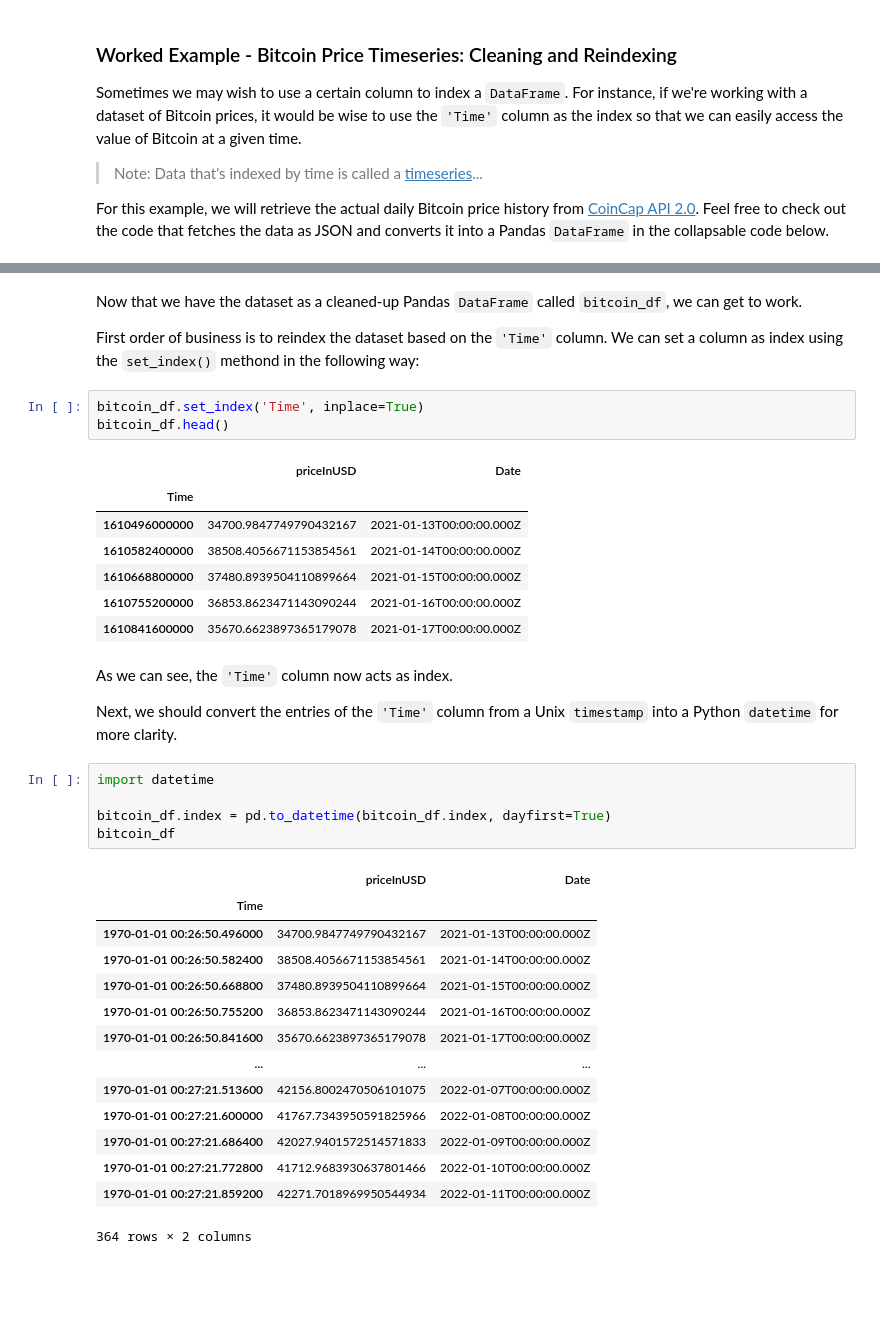
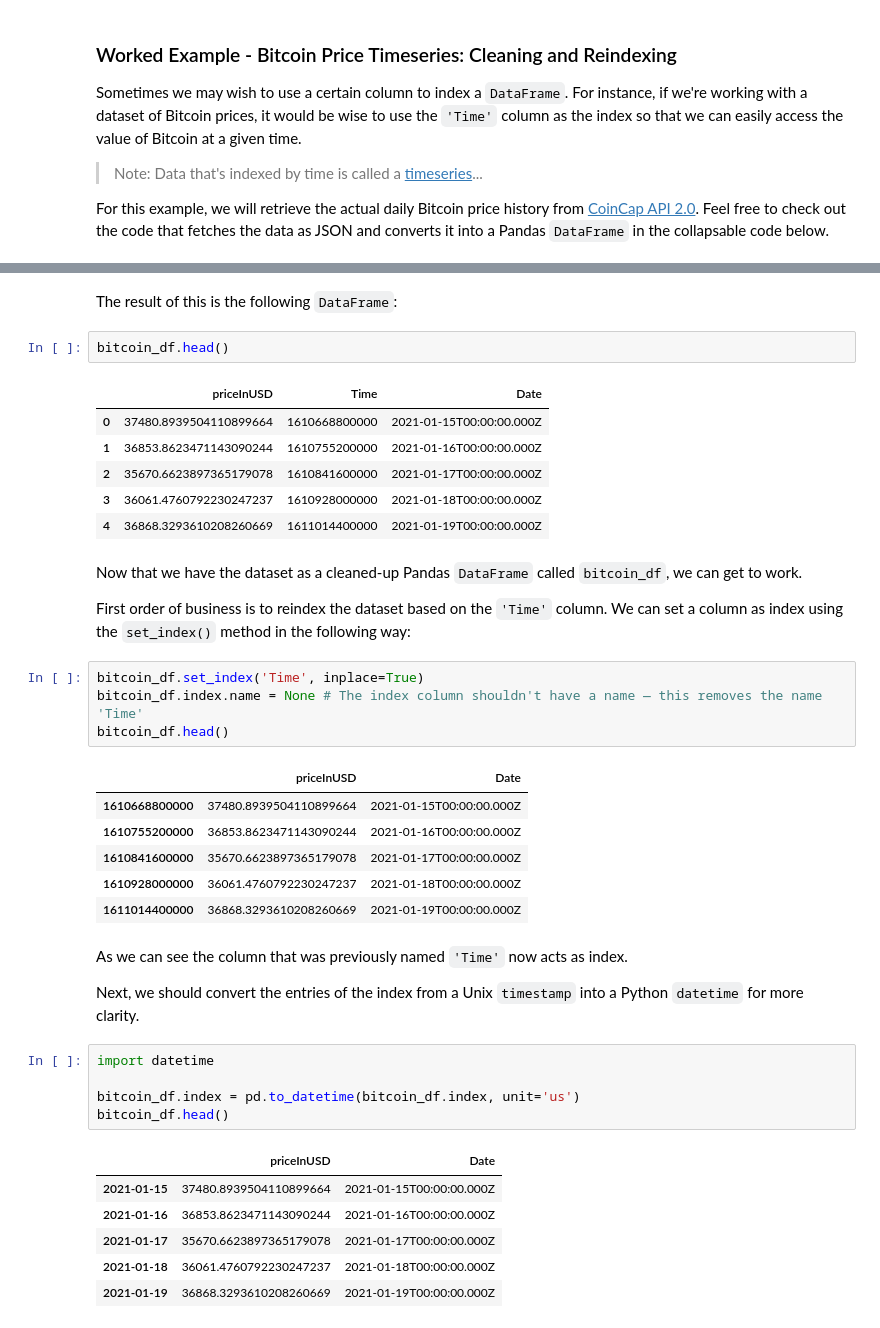
Before and after one commit to v-poghosyan/blog, a Jupyter notebook: _notebooks/2021-12-28-Python-for-ML-Pandas.ipynb, the cells around one changed output, grey strips where cells are left out. Cells and saved outputs as stored; diff of their text form; blank space fills up the shorter version.

Commit message:
Finished writing about the key data structures of Pandas

```diff
--- a/_notebooks/2021-12-28-Python-for-ML-Pandas.ipynb
+++ b/_notebooks/2021-12-28-Python-for-ML-Pandas.ipynb
@@ -494,39 +485,42 @@ bitcoin_df.head()
+# %% [markdown]
+The result of this is the following `DataFrame`:
+# %%
+bitcoin_df.head()
+# %% [output]
+|  | priceInUSD | Time | Date |
+| 0 | 37480.8939504110899664 | 1610668800000 | 2021-01-15T00:00:00.000Z |
+| 1 | 36853.8623471143090244 | 1610755200000 | 2021-01-16T00:00:00.000Z |
+| 2 | 35670.6623897365179078 | 1610841600000 | 2021-01-17T00:00:00.000Z |
+| 3 | 36061.4760792230247237 | 1610928000000 | 2021-01-18T00:00:00.000Z |
+| 4 | 36868.3293610208260669 | 1611014400000 | 2021-01-19T00:00:00.000Z |
 # %% [markdown]
 Now that we have the dataset as a cleaned-up Pandas `DataFrame` called `bitcoin_df`, we can get to work.
 
-First order of business is to reindex the dataset based on the `'Time'` column. We can set a column as index using the `set_index()` methond in the following way:
+First order of business is to reindex the dataset based on the `'Time'` column. We can set a column as index using the `set_index()` method in the following way:
 # %%
 bitcoin_df.set_index('Time', inplace=True)
+bitcoin_df.index.name = None # The index column shouldn't have a name — this removes the name 'Time'
 bitcoin_df.head()
 # %% [output]
 |  | priceInUSD | Date |
-| Time |  |  |
-| 1610496000000 | 34700.9847749790432167 | 2021-01-13T00:00:00.000Z |
-| 1610582400000 | 38508.4056671153854561 | 2021-01-14T00:00:00.000Z |
 | 1610668800000 | 37480.8939504110899664 | 2021-01-15T00:00:00.000Z |
 | 1610755200000 | 36853.8623471143090244 | 2021-01-16T00:00:00.000Z |
 | 1610841600000 | 35670.6623897365179078 | 2021-01-17T00:00:00.000Z |
+| 1610928000000 | 36061.4760792230247237 | 2021-01-18T00:00:00.000Z |
+| 1611014400000 | 36868.3293610208260669 | 2021-01-19T00:00:00.000Z |
 # %% [markdown]
-As we can see, the `'Time'` column now acts as index.
+As we can see the column that was previously named `'Time'` now acts as index.
 
-Next, we should convert the entries of the `'Time'` column from a Unix `timestamp` into a Python `datetime` for more clarity.
+Next, we should convert the entries of the index from a Unix `timestamp` into a Python `datetime` for more clarity.
 # %%
 import datetime
 
-bitcoin_df.index = pd.to_datetime(bitcoin_df.index, dayfirst=True)
-bitcoin_df
+bitcoin_df.index = pd.to_datetime(bitcoin_df.index, unit='us')
+bitcoin_df.head()
 # %% [output]
 |  | priceInUSD | Date |
-| Time |  |  |
-| 1970-01-01 00:26:50.496000 | 34700.9847749790432167 | 2021-01-13T00:00:00.000Z |
-| 1970-01-01 00:26:50.582400 | 38508.4056671153854561 | 2021-01-14T00:00:00.000Z |
-| 1970-01-01 00:26:50.668800 | 37480.8939504110899664 | 2021-01-15T00:00:00.000Z |
-| 1970-01-01 00:26:50.755200 | 36853.8623471143090244 | 2021-01-16T00:00:00.000Z |
-| 1970-01-01 00:26:50.841600 | 35670.6623897365179078 | 2021-01-17T00:00:00.000Z |
-| ... | ... | ... |
-| 1970-01-01 00:27:21.513600 | 42156.8002470506101075 | 2022-01-07T00:00:00.000Z |
-| 1970-01-01 00:27:21.600000 | 41767.7343950591825966 | 2022-01-08T00:00:00.000Z |
-| 1970-01-01 00:27:21.686400 | 42027.9401572514571833 | 2022-01-09T00:00:00.000Z |
-| 1970-01-01 00:27:21.772800 | 41712.9683930637801466 | 2022-01-10T00:00:00.000Z |
-| 1970-01-01 00:27:21.859200 | 42271.7018969950544934 | 2022-01-11T00:00:00.000Z |
+| 2021-01-15 | 37480.8939504110899664 | 2021-01-15T00:00:00.000Z |
+| 2021-01-16 | 36853.8623471143090244 | 2021-01-16T00:00:00.000Z |
+| 2021-01-17 | 35670.6623897365179078 | 2021-01-17T00:00:00.000Z |
+| 2021-01-18 | 36061.4760792230247237 | 2021-01-18T00:00:00.000Z |
+| 2021-01-19 | 36868.3293610208260669 | 2021-01-19T00:00:00.000Z |
-364 rows × 2 columns
```
Also changed, not shown: parts of 5 cells of this notebook.
